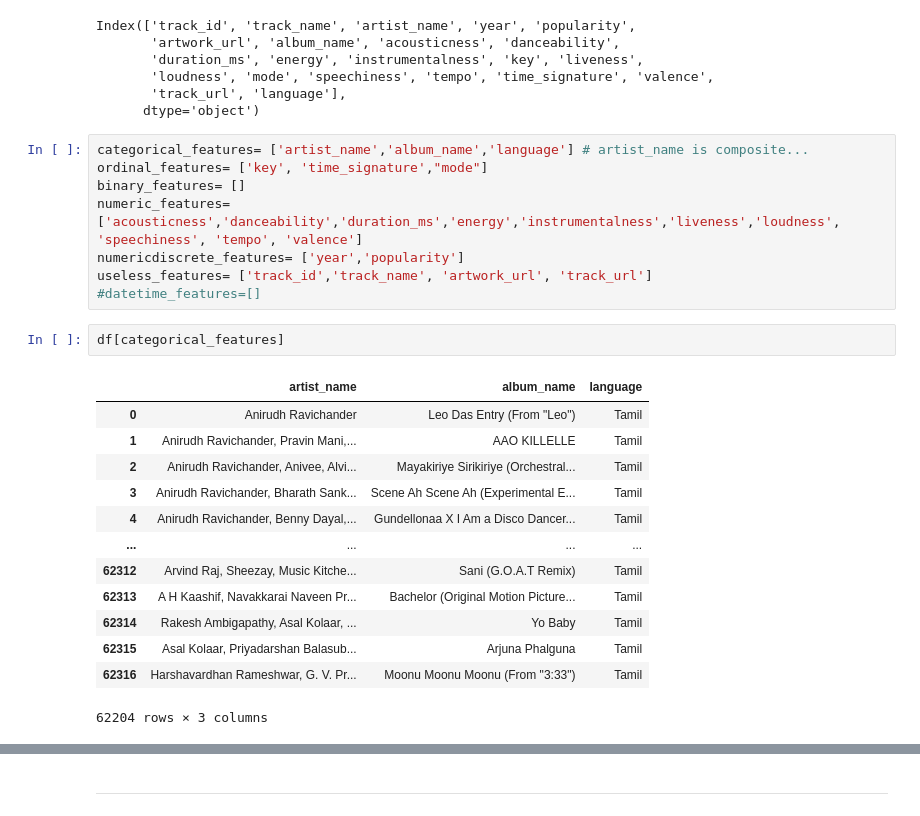
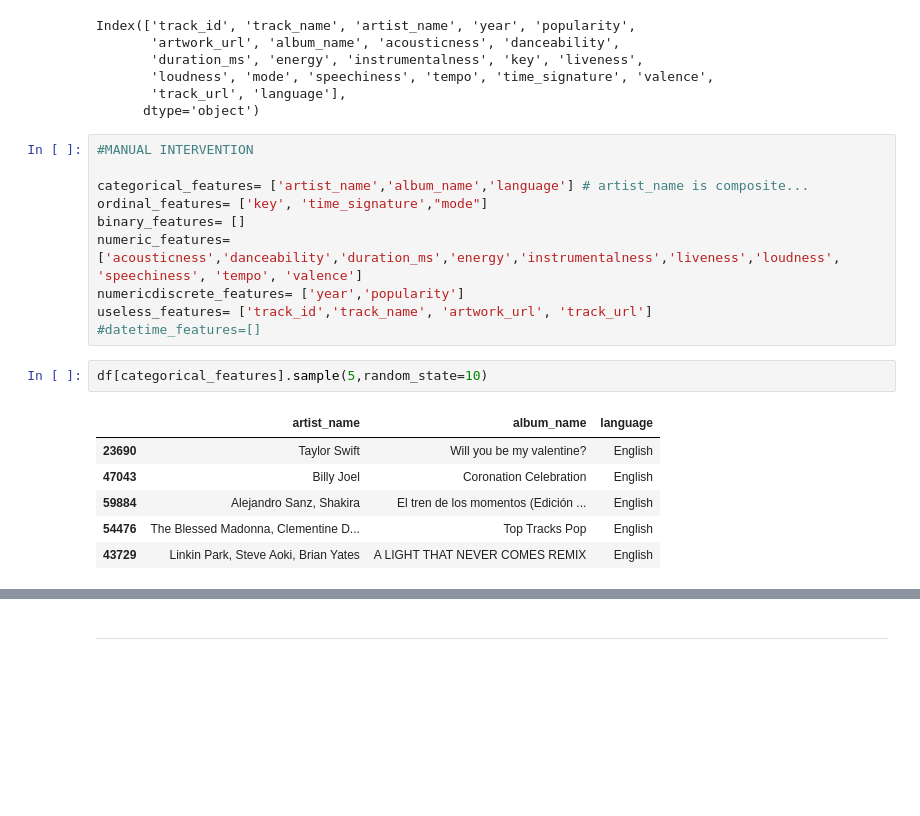
Before and after one commit to yogesh-codes/SongsRecommender, a Jupyter notebook: spotify-tracks.ipynb, the cells around one changed output, grey strips where cells are left out. Cells and saved outputs as stored; diff of their text form; blank space fills up the shorter version.

```diff
--- a/spotify-tracks.ipynb
+++ b/spotify-tracks.ipynb
@@ -264,6 +270,8 @@ Index(['track_id', 'track_name', 'artist_name', 'year', 'popularity',
        'track_url', 'language'],
       dtype='object')
 # %%
+#MANUAL INTERVENTION
+
 categorical_features= ['artist_name','album_name','language'] # artist_name is composite...
 ordinal_features= ['key', 'time_signature',"mode"]
 binary_features= []
@@ -272,19 +280,12 @@ numericdiscrete_features= ['year','popularity']
 useless_features= ['track_id','track_name', 'artwork_url', 'track_url']
 #datetime_features=[]
 # %%
-df[categorical_features]
+df[categorical_features].sample(5,random_state=10)
 # %% [output]
 |  | artist_name | album_name | language |
-| 0 | Anirudh Ravichander | Leo Das Entry (From "Leo") | Tamil |
-| 1 | Anirudh Ravichander, Pravin Mani,... | AAO KILLELLE | Tamil |
-| 2 | Anirudh Ravichander, Anivee, Alvi... | Mayakiriye Sirikiriye (Orchestral... | Tamil |
-| 3 | Anirudh Ravichander, Bharath Sank... | Scene Ah Scene Ah (Experimental E... | Tamil |
-| 4 | Anirudh Ravichander, Benny Dayal,... | Gundellonaa X I Am a Disco Dancer... | Tamil |
-| ... | ... | ... | ... |
-| 62312 | Arvind Raj, Sheezay, Music Kitche... | Sani (G.O.A.T Remix) | Tamil |
-| 62313 | A H Kaashif, Navakkarai Naveen Pr... | Bachelor (Original Motion Picture... | Tamil |
-| 62314 | Rakesh Ambigapathy, Asal Kolaar, ... | Yo Baby | Tamil |
-| 62315 | Asal Kolaar, Priyadarshan Balasub... | Arjuna Phalguna | Tamil |
-| 62316 | Harshavardhan Rameshwar, G. V. Pr... | Moonu Moonu Moonu (From "3:33") | Tamil |
+| 23690 | Taylor Swift | Will you be my valentine? | English |
+| 47043 | Billy Joel | Coronation Celebration | English |
+| 59884 | Alejandro Sanz, Shakira | El tren de los momentos (Edición ... | English |
+| 54476 | The Blessed Madonna, Clementine D... | Top Tracks Pop | English |
+| 43729 | Linkin Park, Steve Aoki, Brian Yates | A LIGHT THAT NEVER COMES REMIX | English |
-62204 rows × 3 columns
 # %%
```
Also changed, not shown: parts of 121 cells of this notebook.
